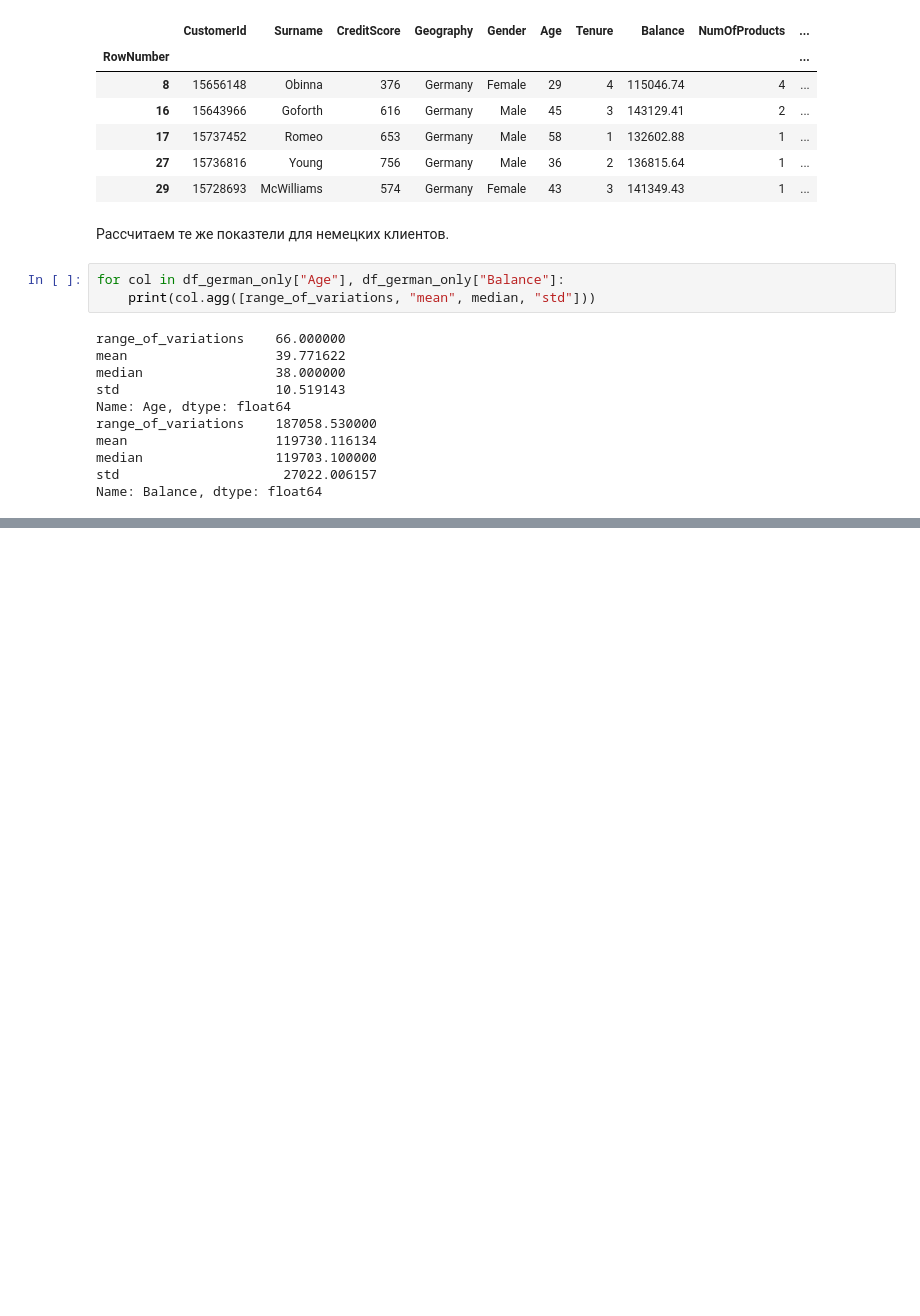
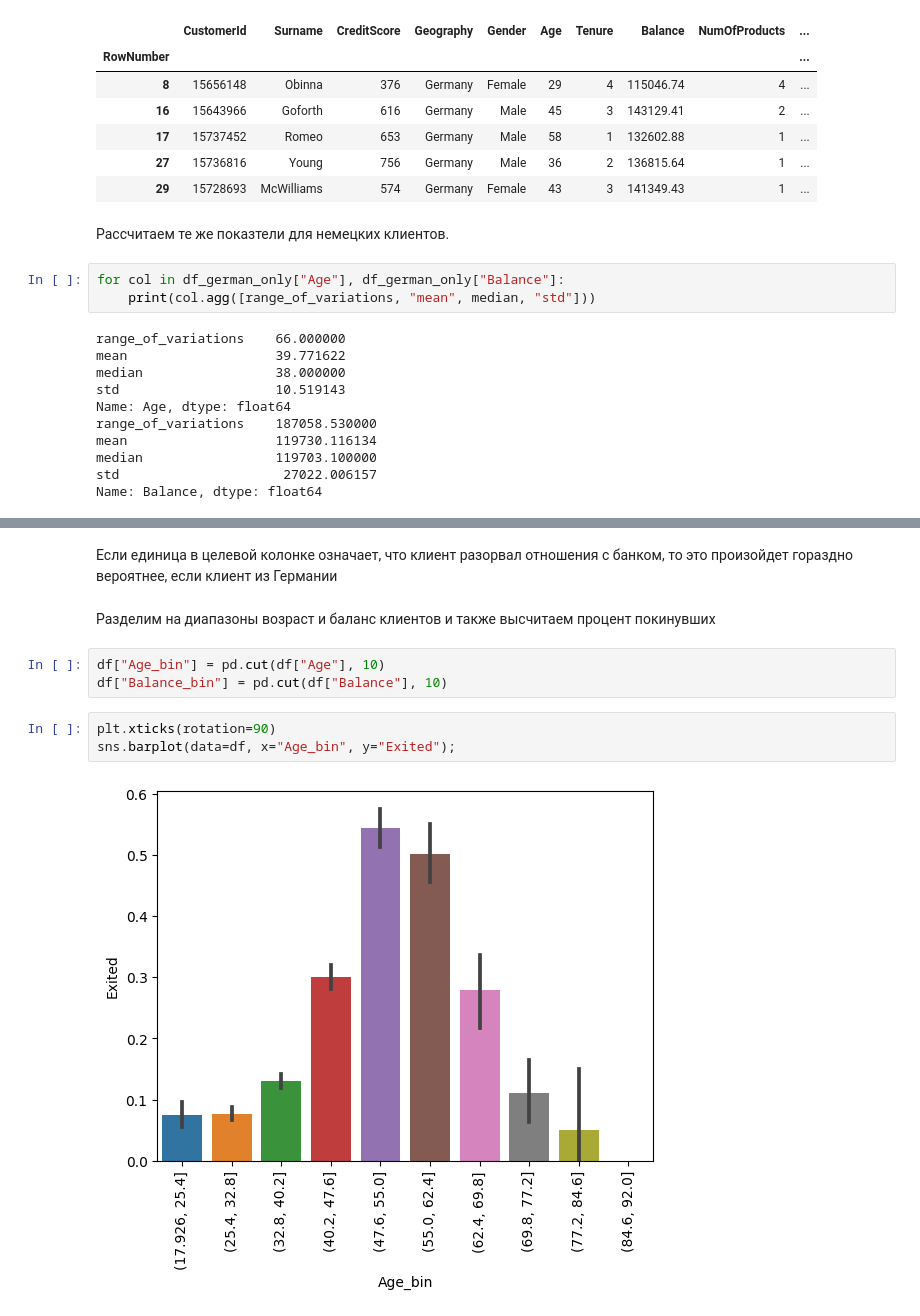
Before and after one commit to Nickolay-A/DS04, a Jupyter notebook: ДЗ_14_Бруцкий-Стемпковский/ДЗ_14.ipynb, the cells around one changed output, grey strips where cells are left out. Cells and saved outputs as stored; diff of their text form; blank space fills up the shorter version.

```diff
--- a/ДЗ_14_Бруцкий-Стемпковский/ДЗ_14.ipynb
+++ b/ДЗ_14_Бруцкий-Стемпковский/ДЗ_14.ipynb
@@ -97,0 +130,12 @@ Name: Balance, dtype: float64
+# %% [markdown]
+Если единица в целевой колонке означает, что клиент разорвал отношения с банком, то это произойдет гораздно вероятнее, если клиент из Германии
+# %% [markdown]
+Разделим на диапазоны возраст и баланс клиентов и также высчитаем процент покинувших
+# %%
+df["Age_bin"] = pd.cut(df["Age"], 10)
+df["Balance_bin"] = pd.cut(df["Balance"], 10)
+# %%
+plt.xticks(rotation=90)
+sns.barplot(data=df, x="Age_bin", y="Exited");
+# %% [output]
+[figure, added]
```
Also changed, not shown: parts of 12 cells of this notebook.
